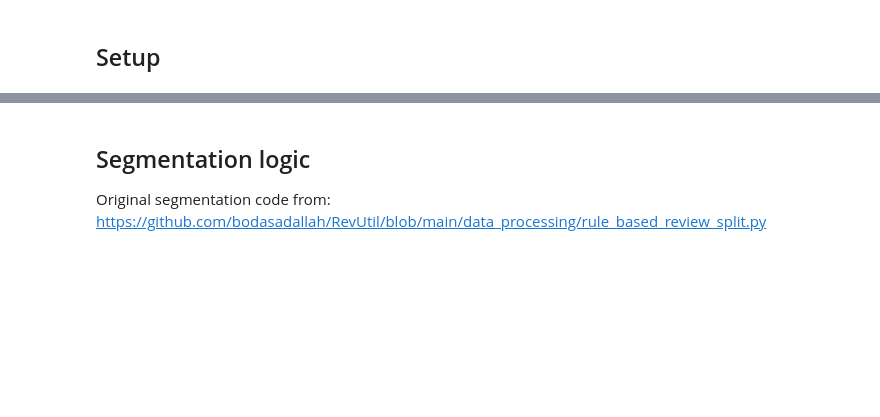
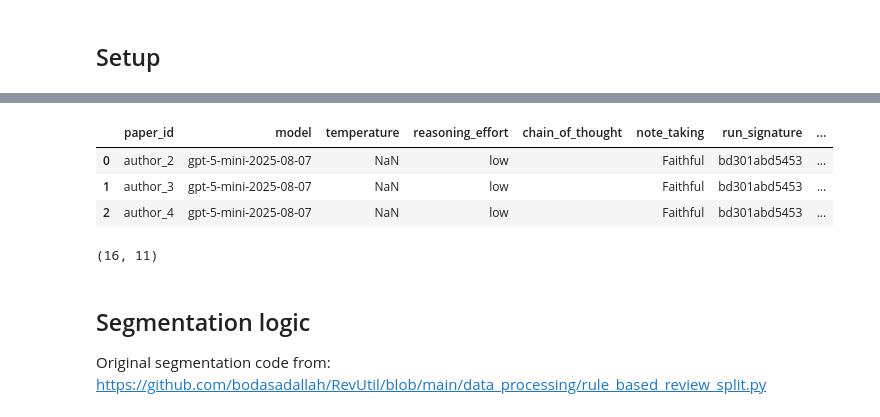
Before and after one commit to hiiamlars/analytical_flexibility_llm_reviews, a Jupyter notebook: data_generation/review_segmentation.ipynb, the cells around one changed output, grey strips where cells are left out. Drawn from its saved outputs; the diff is of its cells as text; code cells hidden in the pictures; blank space fills up the shorter version.

```diff
--- a/data_generation/review_segmentation.ipynb
+++ b/data_generation/review_segmentation.ipynb
@@ -38,21 +68,21 @@ RESULTS_JSON_PATH = os.path.join(RAW_DIR, "llm_reviews_segmented.jsonl")
 # %%
 # @title Data import
 
 # Read dataset_paper
 dataset_paper = pd.read_parquet(os.path.join(DATASET_DIR, "llm_reviews_results.parquet"))
 
 # Select target columns
-paper_content = dataset_paper[['paper_id', 'abstract', 'parsed_text']].copy()
-
-# Remove the HEADER_TO_REMOVE string from the 'parsed_text' column
-paper_content['parsed_text'] = paper_content['parsed_text'].str.replace(HEADER_TO_REMOVE, '', regex=False).str.strip()
+paper_content = dataset_paper.copy()
 
 # Check paper_content
 display(paper_content.head(3))
 display(paper_content.shape)
-
-# Prepare Dict for later applications
-targets = paper_content.to_dict('records')
+# %% [output]
+|  | paper_id | model | temperature | reasoning_effort | chain_of_thought | note_taking | run_signature | ... |
+| 0 | author_2 | gpt-5-mini-2025-08-07 | NaN | low |  | Faithful | bd301abd5453 | ... |
+| 1 | author_3 | gpt-5-mini-2025-08-07 | NaN | low |  | Faithful | bd301abd5453 | ... |
+| 2 | author_4 | gpt-5-mini-2025-08-07 | NaN | low |  | Faithful | bd301abd5453 | ... |
+(16, 11)
 # %% [markdown]
 ## Segmentation logic
 
```
Also changed, not shown: parts of 9 cells of this notebook.
